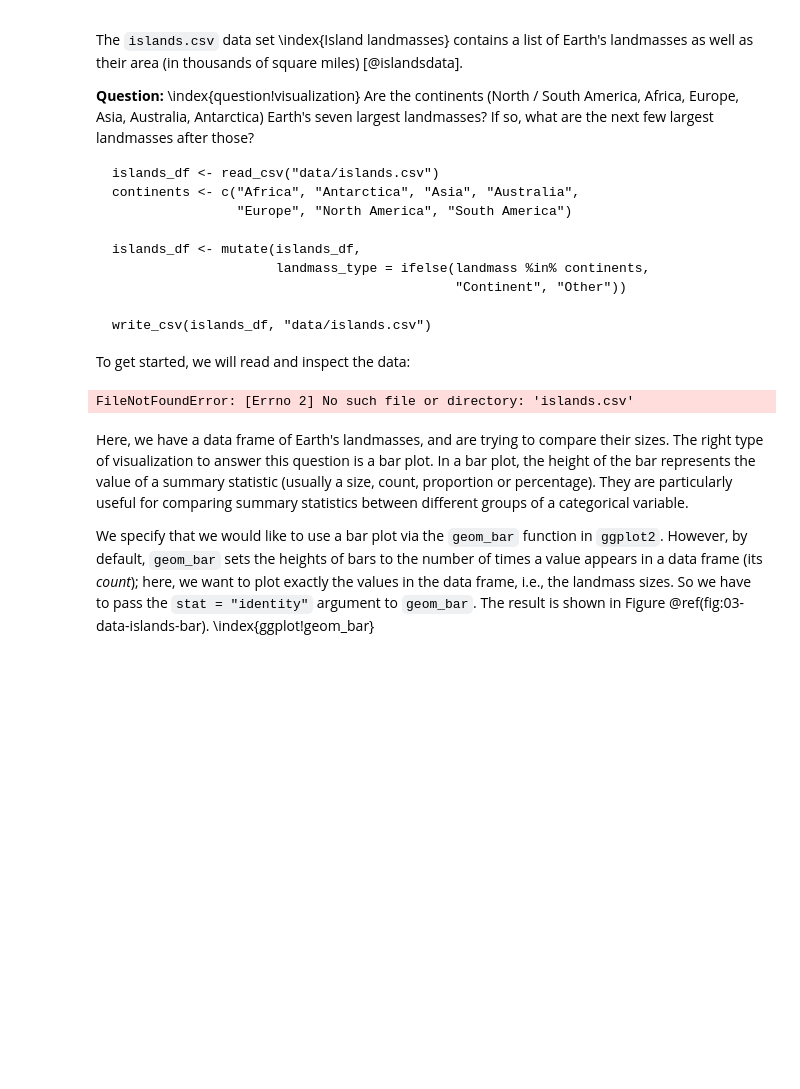
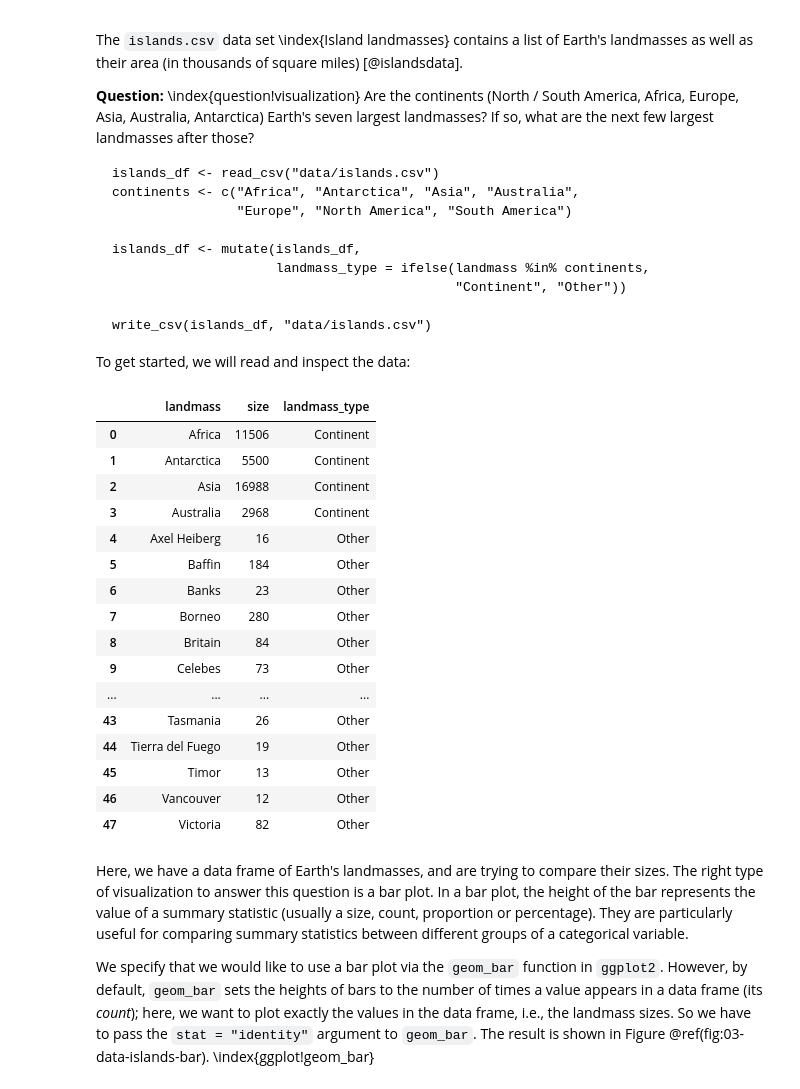
Before and after one commit to nd265/viz, a Jupyter notebook: _sources/viz.ipynb, the cells around one changed output. Drawn from its saved outputs; the diff is of its cells as text; code cells hidden in the pictures; blank space fills up the shorter version.

```diff
--- a/_sources/viz.ipynb
+++ b/_sources/viz.ipynb
@@ -981,10 +981,26 @@ write_csv(islands_df, "data/islands.csv")
 
 To get started, we will read and inspect the data:
 # %%
-islands_df = pd.read_csv("islands.csv")
+islands_df = pd.read_csv("data/islands.csv")
 islands_df
 # %% [output]
-FileNotFoundError: [Errno 2] No such file or directory: 'islands.csv'
+|  | landmass | size | landmass_type |
+| 0 | Africa | 11506 | Continent |
+| 1 | Antarctica | 5500 | Continent |
+| 2 | Asia | 16988 | Continent |
+| 3 | Australia | 2968 | Continent |
+| 4 | Axel Heiberg | 16 | Other |
+| 5 | Baffin | 184 | Other |
+| 6 | Banks | 23 | Other |
+| 7 | Borneo | 280 | Other |
+| 8 | Britain | 84 | Other |
+| 9 | Celebes | 73 | Other |
+| ... | ... | ... | ... |
+| 43 | Tasmania | 26 | Other |
+| 44 | Tierra del Fuego | 19 | Other |
+| 45 | Timor | 13 | Other |
+| 46 | Vancouver | 12 | Other |
+| 47 | Victoria | 82 | Other |
 # %% [markdown]
 Here, we have a data frame of Earth's landmasses,
 and are trying to compare their sizes.
```
Also changed, not shown: parts of 6 cells of this notebook, 3 other files.
